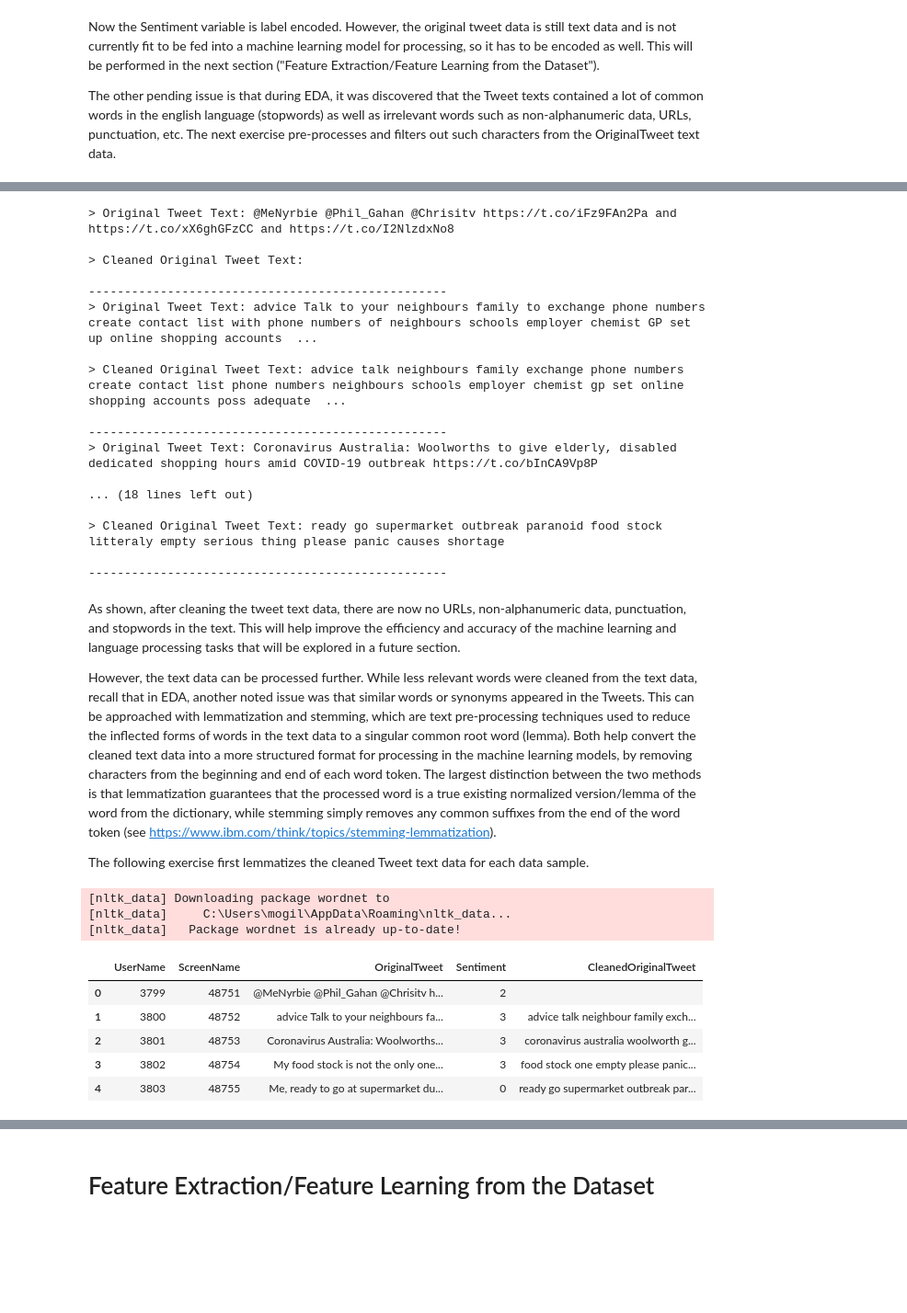
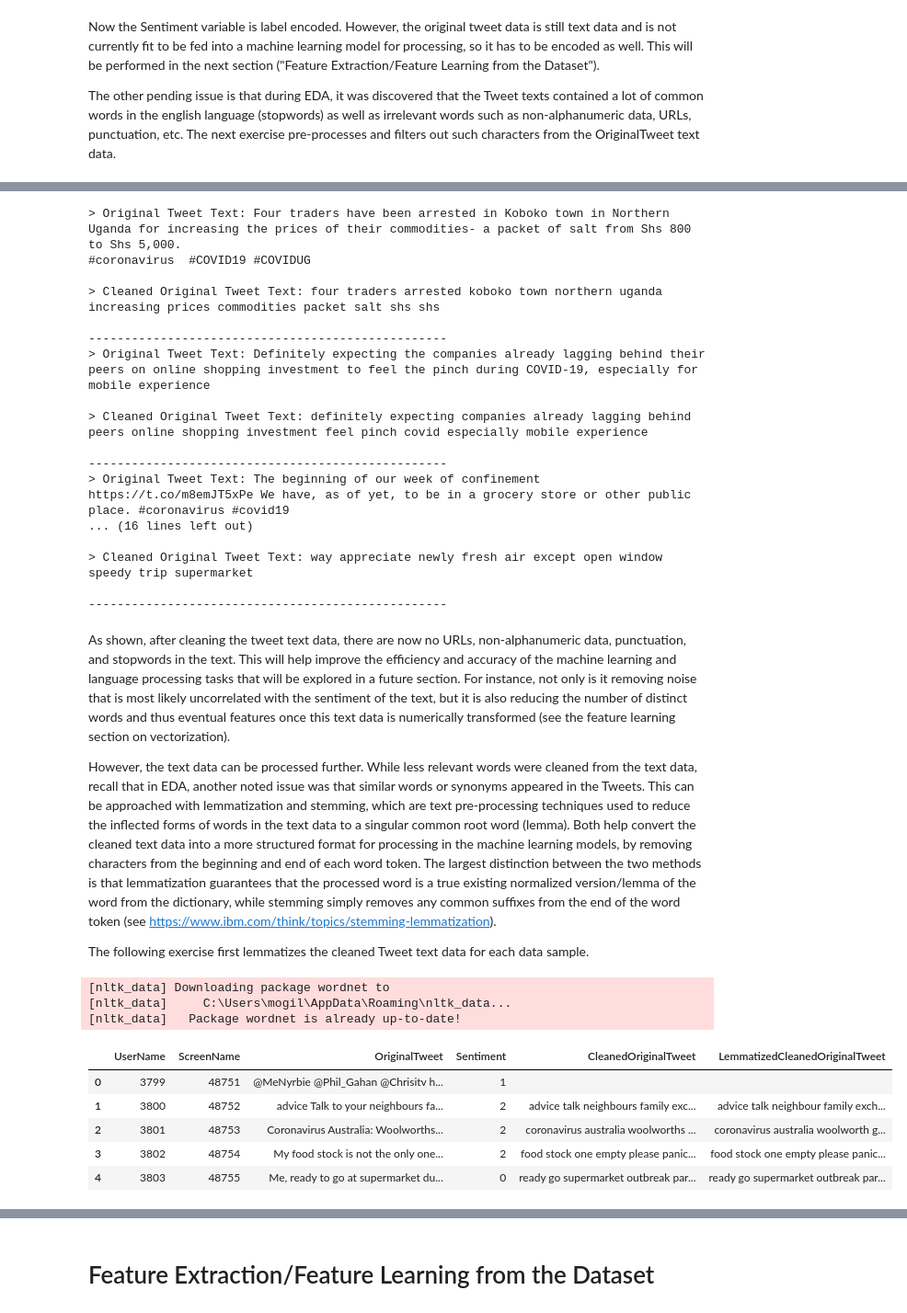
Before and after one commit to ALIENHZ1/ECE443_Term_Project, a Jupyter notebook: Covid/The_Sigmoid_Squad_Dataset4.ipynb, the cells around one changed output, grey strips where cells are left out. Shown at 92% size. Saved outputs shown, nothing was run; the diff lists cells and outputs as text; code cells hidden in the pictures; blank space fills up the shorter version.

```diff
--- a/Covid/The_Sigmoid_Squad_Dataset4.ipynb
+++ b/Covid/The_Sigmoid_Squad_Dataset4.ipynb
@@ -323,0 +403,3 @@ The distribution of sentiment labels is not really uniform. The "Positive" senti
+# %%
+# To display more of the text for analysis
+pd.set_option('display.max_colwidth', None)
@@ -323,0 +540,21 @@ The distribution of sentiment labels is not really uniform. The "Positive" senti
+# %%
+# Analyze temporal trends between number of Tweets of a certain sentiment and the date the Tweet was posted
+
+# Ensure the 'TweetAt' column is in proper datetime format
+train_df['TweetAt'] = pd.to_datetime(train_df['TweetAt'])
+
+# Group by date and sentiment to count number of tweets associated with each
+temporal_sentiment = train_df.groupby(['TweetAt', 'Sentiment']).size().unstack()
+
+# Plot the temporal trends of sentiment and number of Tweets
+plt.figure(figsize=(12, 8))
+temporal_sentiment.plot(kind='line', marker='o', figsize=(12, 8))
+
+# Labels, title, grid, etc.
+plt.title('Number of Tweets versus Time, Categorized by Sentiment')
+plt.xlabel('Date')
+plt.ylabel('Number of Tweets')
+plt.legend(title='Sentiment')
+plt.grid()
+plt.tight_layout()
+plt.show()
@@ -345,15 +630,17 @@ Now, the Sentiment output variable has to be processed. Specifically, it is a ca
 # %%
 # Define label encoding map for the 5 sentiment classes
 sentiment_mapping = {
-    "Extremely Positive": 4,
-    "Positive": 3,
-    "Neutral": 2,
-    "Negative": 1,
-    "Extremely Negative": 0
+    "Positive": 2,
+    "Neutral": 1,
+    "Negative": 0,
 }
 
 # Encode the Sentiment column with label encoding
 train_df['Sentiment'] = train_df['Sentiment'].map(sentiment_mapping)
+
+# Do the same for test set
+test_df['Sentiment'] = test_df['Sentiment'].map(sentiment_mapping)
+
 train_df.head()
 # %% [output]
 |  | UserName | ScreenName | OriginalTweet | Sentiment |
@@ -403,6 +682,9 @@ def clean_text(text):
 # Apply the function defined above to each data sample in the training data to clean the Tweet texts
 train_df['CleanedOriginalTweet'] = train_df['OriginalTweet'].apply(lambda x : clean_text(x))
 
+# Do the same on the test set
+test_df['CleanedOriginalTweet'] = test_df['OriginalTweet'].apply(lambda x : clean_text(x))
+
 # Display the train dataframe with the new column for the clean Original Tweet
 train_df.head()
 # %% [output]
@@ -415,29 +699,30 @@ train_df.head()
 # %%
-# Print out the first 5 original tweet texts and cleaned original tweet texts in the dataframe
-for original_tweet_text, cleaned_original_tweet_text in zip(train_df['OriginalTweet'].head(5), train_df['CleanedOriginalTweet'].head(5)):
+# Print out random 5 original tweet texts and cleaned original tweet texts in the dataframe
+sample_rows = train_df.sample(n=5, random_state=123)
+for original_tweet_text, cleaned_original_tweet_text in zip(sample_rows['OriginalTweet'], sample_rows['CleanedOriginalTweet']):
   print(f"> Original Tweet Text: {original_tweet_text}\n")
   print(f"> Cleaned Original Tweet Text: {cleaned_original_tweet_text}\n")
   print("-" * 50)
 # %% [output]
-> Original Tweet Text: @MeNyrbie @Phil_Gahan @Chrisitv https://t.co/iFz9FAn2Pa and https://t.co/xX6ghGFzCC and https://t.co/I2NlzdxNo8
+> Original Tweet Text: Four traders have been arrested in Koboko town in Northern Uganda for increasing the prices of their commodities- a packet of salt from Shs 800 to Shs 5,000.
+#coronavirus  #COVID19 #COVIDUG
 
-> Cleaned Original Tweet Text:
+> Cleaned Original Tweet Text: four traders arrested koboko town northern uganda increasing prices commodities packet salt shs shs
 
 --------------------------------------------------
-> Original Tweet Text: advice Talk to your neighbours family to exchange phone numbers create contact list with phone numbers of neighbours schools employer chemist GP set up online shopping accounts  ...
+> Original Tweet Text: Definitely expecting the companies already lagging behind their peers on online shopping investment to feel the pinch during COVID-19, especially for mobile experience
 
-> Cleaned Original Tweet Text: advice talk neighbours family exchange phone numbers create contact list phone numbers neighbours schools employer chemist gp set online shopping accounts poss adequate  ...
+> Cleaned Original Tweet Text: definitely expecting companies already lagging behind peers online shopping investment feel pinch covid especially mobile experience
 
 --------------------------------------------------
-> Original Tweet Text: Coronavirus Australia: Woolworths to give elderly, disabled dedicated shopping hours amid COVID-19 outbreak https://t.co/bInCA9Vp8P
+> Original Tweet Text: The beginning of our week of confinement https://t.co/m8emJT5xPe We have, as of yet, to be in a grocery store or other public place. #coronavirus #covid19
+... (16 lines left out)
 
-... (18 lines left out)
-
-> Cleaned Original Tweet Text: ready go supermarket outbreak paranoid food stock litteraly empty serious thing please panic causes shortage
+> Cleaned Original Tweet Text: way appreciate newly fresh air except open window speedy trip supermarket
 
 --------------------------------------------------
 # %% [markdown]
-As shown, after cleaning the tweet text data, there are now no URLs, non-alphanumeric data, punctuation, and stopwords in the text. This will help improve the efficiency and accuracy of the machine learning and language processing tasks that will be explored in a future section.
+As shown, after cleaning the tweet text data, there are now no URLs, non-alphanumeric data, punctuation, and stopwords in the text. This will help improve the efficiency and accuracy of the machine learning and language processing tasks that will be explored in a future section. For instance, not only is it removing noise that is most likely uncorrelated with the sentiment of the text, but it is also reducing the number of distinct words and thus eventual features once this text data is numerically transformed (see the feature learning section on vectorization).
 
 However, the text data can be processed further. While less relevant words were cleaned from the text data, recall that in EDA, another noted issue was that similar words or synonyms appeared in the Tweets. This can be approached with lemmatization and stemming, which are text pre-processing techniques used to reduce the inflected forms of words in the text data to a singular common root word (lemma). Both help convert the cleaned text data into a more structured format for processing in the machine learning models, by removing characters from the beginning and end of each word token. The largest distinction between the two methods is that lemmatization guarantees that the processed word is a true existing normalized version/lemma of the word from the dictionary, while stemming simply removes any common suffixes from the end of the word token (see https://www.ibm.com/think/topics/stemming-lemmatization).
 
@@ -457,23 +742,26 @@ def lemmatize_text(text, lemmatizer):
 # %%
 # Download wordnet from nltk and initialize the lemmatizer
 nltk.download('wordnet')
 lemmatizer = WordNetLemmatizer()
 
 # Use the function above to lemmatize each cleaned text data sample
-train_df['CleanedOriginalTweet'] = train_df['CleanedOriginalTweet'].apply(lambda x : lemmatize_text(x, lemmatizer))
+train_df['LemmatizedCleanedOriginalTweet'] = train_df['CleanedOriginalTweet'].apply(lambda x : lemmatize_text(x, lemmatizer))
+
+# Do the same for the test set
+test_df['LemmatizedCleanedOriginalTweet'] = test_df['CleanedOriginalTweet'].apply(lambda x : lemmatize_text(x, lemmatizer))
 
 # Display the train dataframe with the lemmatized clean Original Tweet
 train_df.head()
 # %% [output]
 [nltk_data] Downloading package wordnet to
 [nltk_data]     C:\Users\mogil\AppData\Roaming\nltk_data...
 [nltk_data]   Package wordnet is already up-to-date!
-|  | UserName | ScreenName | OriginalTweet | Sentiment | CleanedOriginalTweet |
-| 0 | 3799 | 48751 | @MeNyrbie @Phil_Gahan @Chrisitv h... | 2 |  |
-| 1 | 3800 | 48752 | advice Talk to your neighbours fa... | 3 | advice talk neighbour family exch... |
-| 2 | 3801 | 48753 | Coronavirus Australia: Woolworths... | 3 | coronavirus australia woolworth g... |
-| 3 | 3802 | 48754 | My food stock is not the only one... | 3 | food stock one empty please panic... |
-| 4 | 3803 | 48755 | Me, ready to go at supermarket du... | 0 | ready go supermarket outbreak par... |
+|  | UserName | ScreenName | OriginalTweet | Sentiment | CleanedOriginalTweet | LemmatizedCleanedOriginalTweet |
+| 0 | 3799 | 48751 | @MeNyrbie @Phil_Gahan @Chrisitv h... | 1 |  |  |
+| 1 | 3800 | 48752 | advice Talk to your neighbours fa... | 2 | advice talk neighbours family exc... | advice talk neighbour family exch... |
+| 2 | 3801 | 48753 | Coronavirus Australia: Woolworths... | 2 | coronavirus australia woolworths ... | coronavirus australia woolworth g... |
+| 3 | 3802 | 48754 | My food stock is not the only one... | 2 | food stock one empty please panic... | food stock one empty please panic... |
+| 4 | 3803 | 48755 | Me, ready to go at supermarket du... | 0 | ready go supermarket outbreak par... | ready go supermarket outbreak par... |
 # %% [markdown]
 Stemming can also be applied to the text data to further process it and ensure a robust structured form of the text data. Stemming contains different algorithms that vary widely. Nonetheless, the general idea is to remove any word suffixes by comparing each word token again a pre-defined list of common suffixes. Then, the stemmer removes such suffixes from the word token.
 
```
Also changed, not shown: parts of 100 cells of this notebook.
